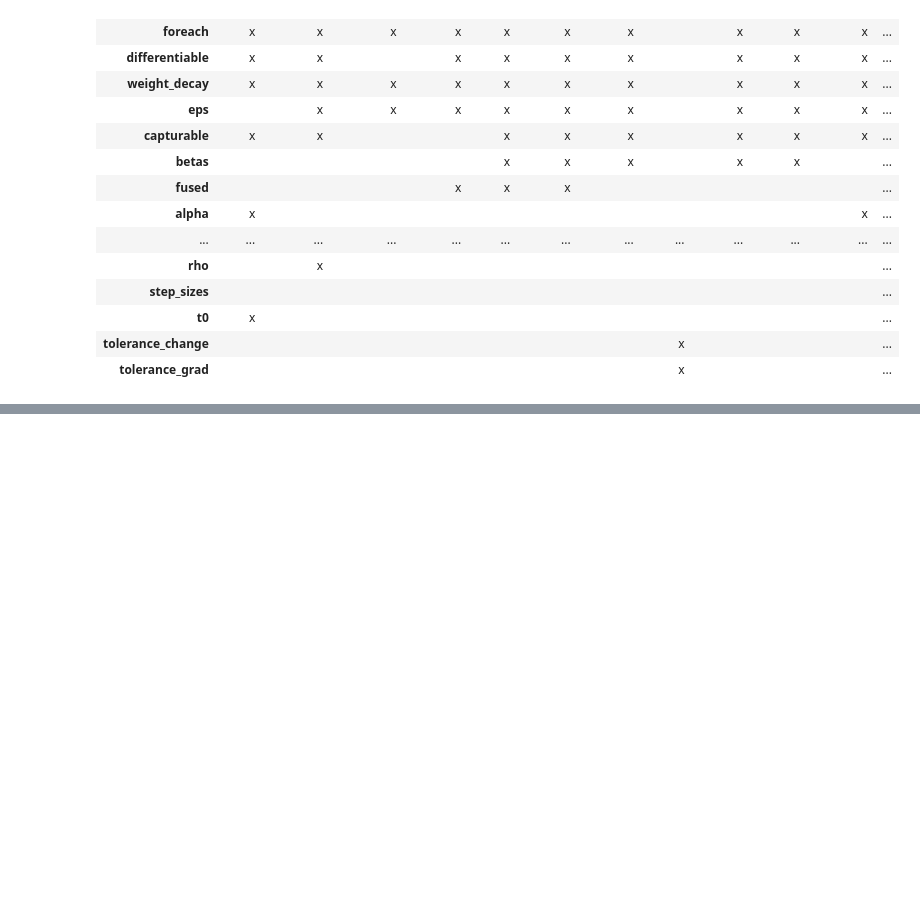
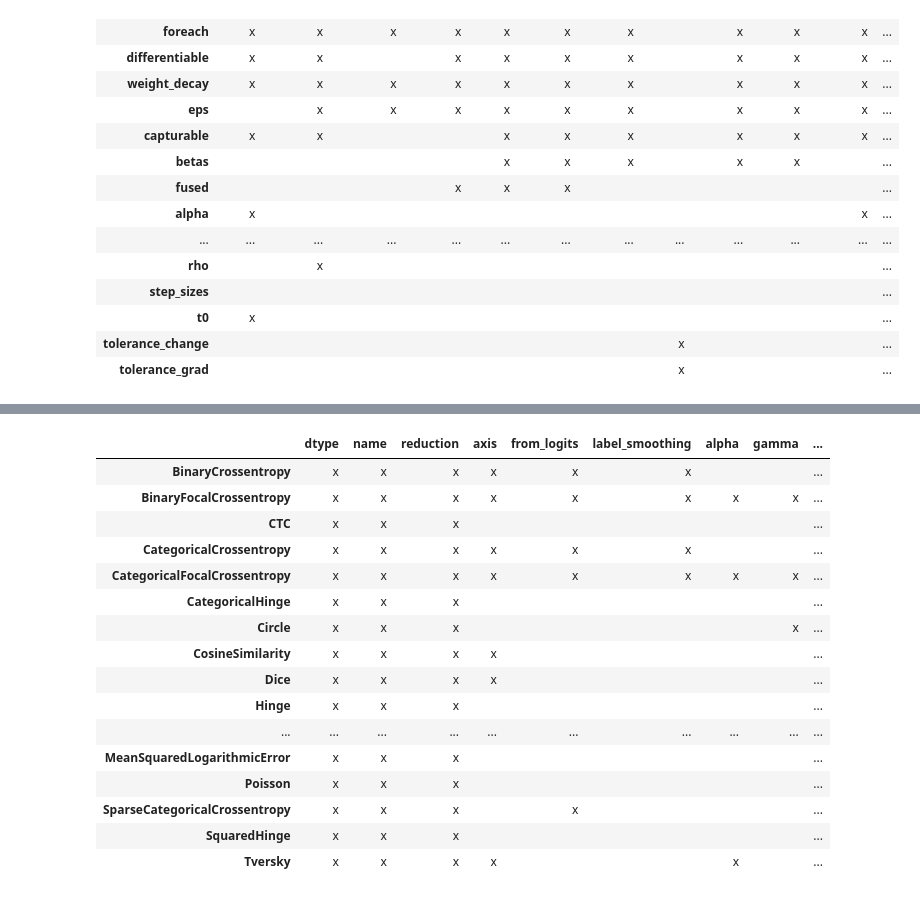
Before and after one commit to theNewFlesh/flatiron, a Jupyter notebook: notebooks/generate-config.ipynb, the cells around one changed output, grey strips where cells are left out. Cells and saved outputs as stored; diff of their text form; code cells hidden in the pictures; blank space fills up the shorter version.

```diff
--- a/notebooks/generate-config.ipynb
+++ b/notebooks/generate-config.ipynb
@@ -123,13 +125,13 @@ def get_loss_data():
 #     mask = data.field == 'Nadam'
 #     data.loc[mask, 'field'] = 'NAdam'
 
-#     mask = data.class_.apply(lambda x: x not in ['Optimizer', 'LossScaleOptimizer'])
-#     data = data[mask]
+    mask = data.class_.apply(lambda x: x not in ['deprecated'])
+    data = data[mask]
 
 #     mask = data.arg != 'params'
 #     data = data[mask]
 
-#     data.reset_index(drop=True, inplace=True)
+    data.reset_index(drop=True, inplace=True)
 
     return data
 
@@ -141,3 +143,21 @@ def get_class_definitions(data, base_class='BaseConfig'):
     class_def = data.groupby('config_name', as_index=False).signature.agg(lambda x: '    ' + '\n    '.join(sorted(x)))
     class_def = class_def.apply(lambda x: f'{x.config_name}\n{x.signature}', axis=1)
     return class_def.tolist()
+
+def get_comparison_data(data, mask=None):
+    data = data.copy()
+    if mask is not None:
+        mask = data.library == mask
+        data = data[mask]
+    data = data.groupby('arg', as_index=False)[['library', 'class_']].agg(lambda x: x.unique())
+    data['len_library'] = data.library.apply(len)
+    data['len_class'] = data.class_.apply(len)
+    data.sort_values(['len_class', 'len_library'], ascending=False, inplace=True)
+    return data
+
+def get_comparison_checkboxes(data, mask=None):
+    data = get_comparison_data(data, mask=mask)
+    output = data.class_.apply(lambda x: {k: k for k in x}).tolist()
+    index = data.arg.tolist()
+    output = pd.DataFrame(output, index=index).map(lambda x: '' if pd.isnull(x) else 'x')
+    return output
@@ -609,0 +526,22 @@ TFAdamWConfig(name='your-mom').dict()
+# %%
+data = get_loss_data()
+data
+get_comparison_checkboxes(data, 'tf').T
+# %% [output]
+|  | dtype | name | reduction | axis | from_logits | label_smoothing | alpha | gamma | ... |
+| BinaryCrossentropy | x | x | x | x | x | x |  |  | ... |
+| BinaryFocalCrossentropy | x | x | x | x | x | x | x | x | ... |
+| CTC | x | x | x |  |  |  |  |  | ... |
+| CategoricalCrossentropy | x | x | x | x | x | x |  |  | ... |
+| CategoricalFocalCrossentropy | x | x | x | x | x | x | x | x | ... |
+| CategoricalHinge | x | x | x |  |  |  |  |  | ... |
+| Circle | x | x | x |  |  |  |  | x | ... |
+| CosineSimilarity | x | x | x | x |  |  |  |  | ... |
+| Dice | x | x | x | x |  |  |  |  | ... |
+| Hinge | x | x | x |  |  |  |  |  | ... |
+| ... | ... | ... | ... | ... | ... | ... | ... | ... | ... |
+| MeanSquaredLogarithmicError | x | x | x |  |  |  |  |  | ... |
+| Poisson | x | x | x |  |  |  |  |  | ... |
+| SparseCategoricalCrossentropy | x | x | x |  | x |  |  |  | ... |
+| SquaredHinge | x | x | x |  |  |  |  |  | ... |
+| Tversky | x | x | x | x |  |  | x |  | ... |
```
Also changed, not shown: parts of 8 cells of this notebook.
